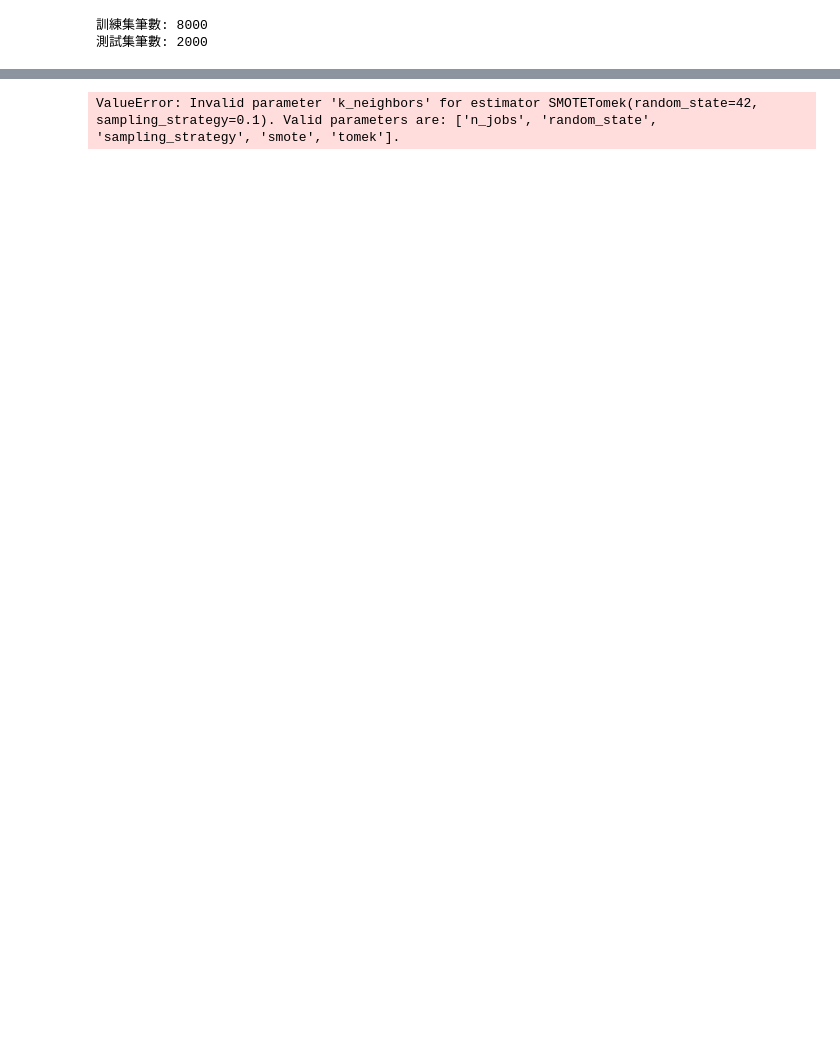
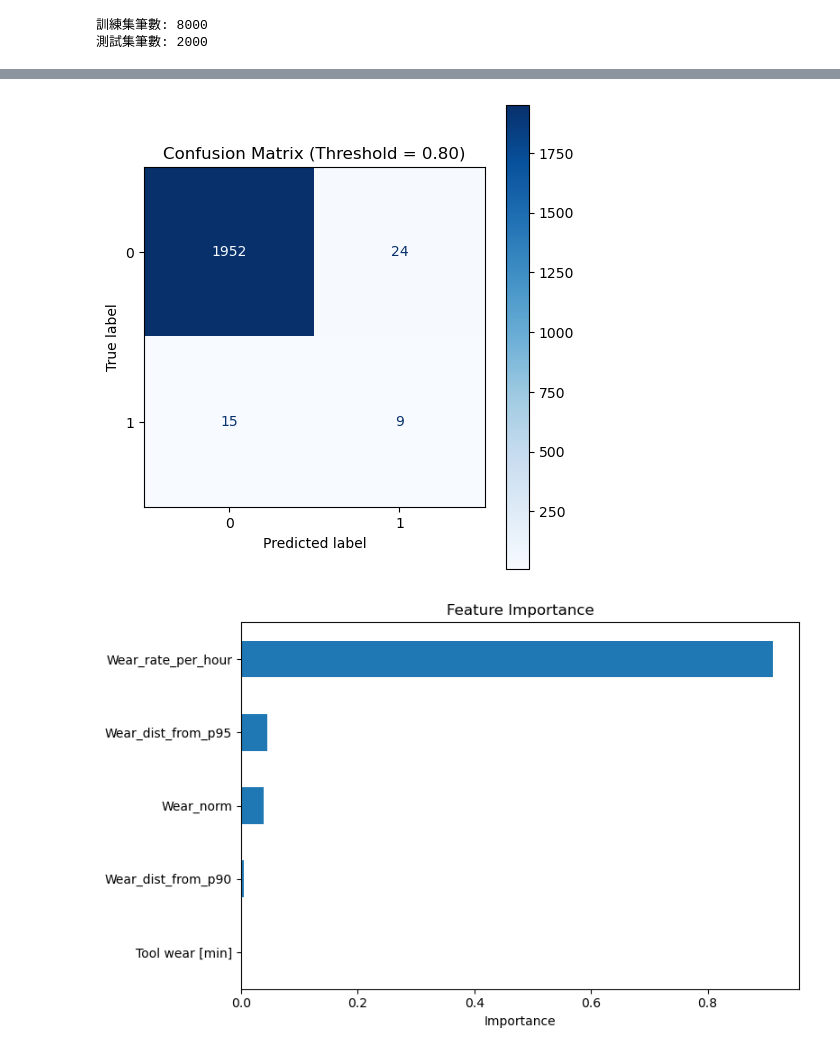
Before and after one commit to shu4dev/last3, a Jupyter notebook: pg.ipynb, the cells around one changed output, grey strips where cells are left out. Cells and saved outputs as stored; diff of their text form; code cells hidden in the pictures; blank space fills up the shorter version.

```diff
--- a/pg.ipynb
+++ b/pg.ipynb
@@ -326,22 +326,18 @@ features = [
     'Wear_torque_interaction',
 ]
 
-features_t10=[
-    'TWF_x_Wear',
-    'TWF',
-    'Wear_temp_stress',
-    'Wear_x_ProcessTemp',
-    'Wear_per_avg_temp',
+features_t10 = [
+    'Wear_norm',
+    'Wear_dist_from_p90',
+    'Wear_dist_from_p95',
     'Wear_rate_per_hour',
-    'Wear_dist_from_p90',
-    'Wear_sqrt',
     'Tool wear [min]',
-    'Wear_norm'
 ]
 
 target_col = 'Replace'
 
 X = df_cleaned[features_t10]
+#X = df_cleaned.drop(columns=['Replace', 'lv', 'UDI', 'Product ID'])
 y = df_cleaned[target_col]
 
 # 切割資料集（80% 訓練集，20% 測試集），並維持標籤分布
@@ -366,23 +362,22 @@ from sklearn.model_selection import GridSearchCV
 
 param_grid = {
 
-    'smote__sampling_strategy': [0.1, 0.15, 0.2, 'auto'],
-    'smote__random_state': [42, 123, 456, 789, 2024, 2025, 7414],  # for SMOTE component
+    'smote__sampling_strategy': [0.1, 0.2, 'auto'],
+    'smote__random_state': [42, 7414],  # for SMOTE component
 
-    'clf__max_depth': [3, 4, 5, 6,7, 8, 9, 10],
-    'clf__max_features': [2, 3, 4, 5, 'sqrt', 'log2'],
-    'clf__min_samples_split': [10, 20, 30, 40, 50, 60, 70],
-    'clf__min_samples_leaf': [5, 10, 20, 30, 40, 50],
-    'clf__ccp_alpha': [0, 0.005, 0.01, 0.02, 0.05],
-    'clf__random_state': [42, 123, 456, 789, 2024, 2025, 7414],
+    'clf__max_depth': [ 4, 5, 7],
+    'clf__max_features': [ 4, 5, 'sqrt', 'log2'],
+    'clf__min_samples_split': [ 40, 50, 70],
+    'clf__min_samples_leaf': [5, 10, 15],
+    'clf__random_state': [42, 7414],
 }
 
 skf = StratifiedKFold(n_splits=10, shuffle=True, random_state=42)
 
 pipe = Pipeline([
-    ('smote', SMOTETomek(sampling_strategy=0.1, random_state=42)),
+    ('smote', SMOTETomek()),
     ('clf', DecisionTreeClassifier(
-        class_weight={0:0.2, 1:0.6},
+        class_weight={0: 0.3, 1: 0.6},
         criterion='entropy',
         splitter='best'
     ))
@@ -400,6 +395,7 @@ grid = GridSearchCV(
 grid.fit(X_train, y_train)
 best_params = grid.best_params_
 print(f"✅ 最佳參數：{best_params}")
+print(f"✅ 最佳 F1-score：{grid.best_score_:.3f}")
 
 pipe = grid.best_estimator_
 thresholds = np.arange(0.5, 0.91, 0.05)
@@ -466 +478,2 @@ Fitting 10 folds for each of 846720 candidates, totalling 8467200 fits
-ValueError: Invalid parameter 'k_neighbors' for estimator SMOTETomek(random_state=42, sampling_strategy=0.1). Valid parameters are: ['n_jobs', 'random_state', 'sampling_strategy', 'smote', 'tomek'].
+[figure, added]
+[figure, added]
```
Also changed, not shown: parts of 2 cells of this notebook, 2 other files.
